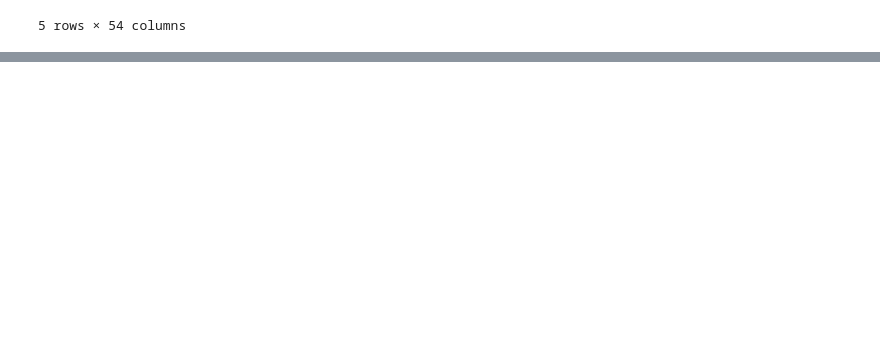
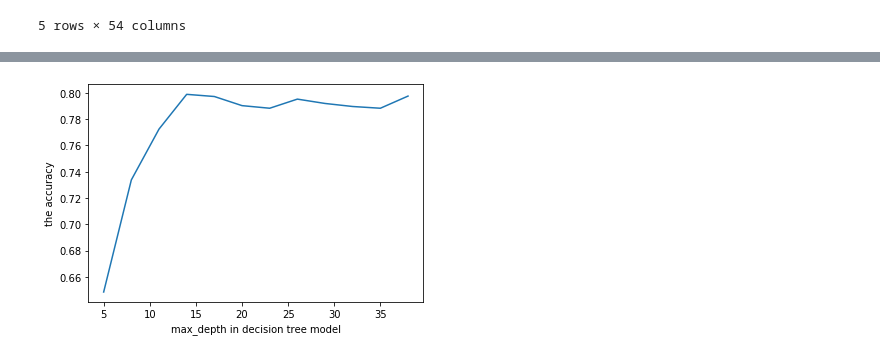
Before and after one commit to tiandiao123/Data-Mining-Final-Project, a Jupyter notebook: final project.ipynb, the cells around one changed output, grey strips where cells are left out. Saved outputs shown, nothing was run; the diff lists cells and outputs as text; code cells hidden in the pictures; blank space fills up the shorter version.

```diff
--- a/final project.ipynb
+++ b/final project.ipynb
@@ -137,0 +87,21 @@ train_GDBT(0.01, 15, 15, X_train,X_test, y_train, y_test)
+# %%
+### train Desion tree model and create a function:
+from sklearn.tree import DecisionTreeClassifier
+def train_inference_DT(max_depth_):
+    print("train the decision tree model with maxdepth is " +str(max_depth_))
+    model = DecisionTreeClassifier(max_depth=max_depth_)
+    model.fit(X_train, y_train)
+    predictions = model.predict(X_test)
+    return np.sum(predictions == y_test)/len(y_test), model
+# %%
+accuracy = []
+DT_model = None
+max_acc = 0
+for num in range(5, 40, 3):
+    cur, model = train_inference_DT(num)
+    if DT_model==None or max_acc < cur:
+        max_acc = cur
+        DT_model = model
+    accuracy.append(cur)
+print(accuracy)
+print("the best accuracy is : " +str(max_acc))
@@ -137,0 +123,8 @@ train_GDBT(0.01, 15, 15, X_train,X_test, y_train, y_test)
+# %%
+### draw decision tree result
+plt.plot(range(5, 40, 3), accuracy)
+plt.ylabel("the accuracy")
+plt.xlabel("max_depth in decision tree model")
+plt.show()
+# %% [output]
+[figure, added]
```
Also changed, not shown: parts of 35 cells of this notebook.
